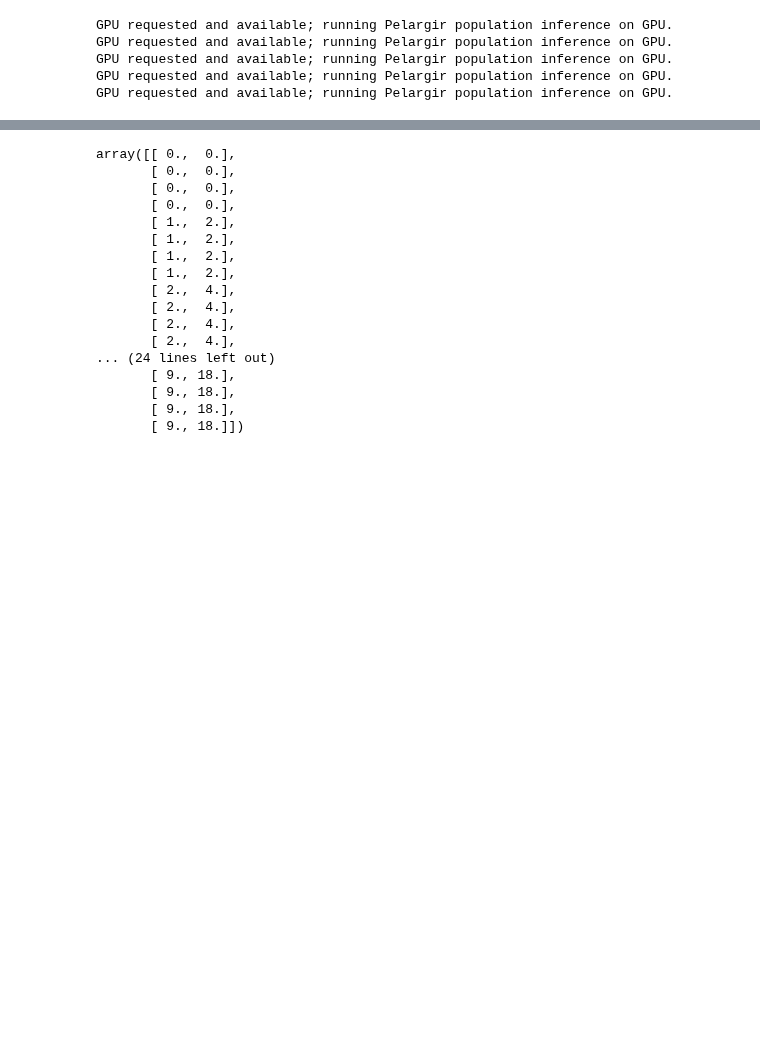
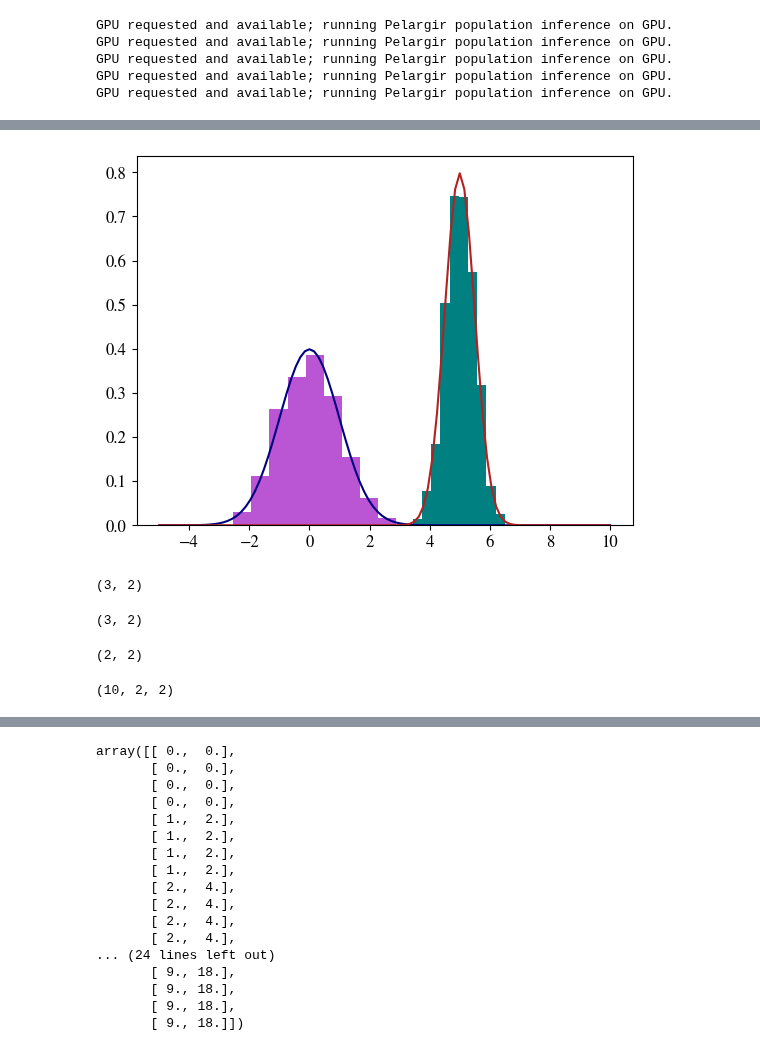
Before and after one commit to criswellalexander/pelargir-gb, a Jupyter notebook: prototype-notebooks/pelargir-v32-test-resGB-newgal-postfix.ipynb, the cells around one changed output, grey strips where cells are left out. Saved outputs shown, nothing was run; the diff lists cells and outputs as text; code cells hidden in the pictures; blank space fills up the shorter version.

```diff
--- a/prototype-notebooks/pelargir-v32-test-resGB-newgal-postfix.ipynb
+++ b/prototype-notebooks/pelargir-v32-test-resGB-newgal-postfix.ipynb
@@ -69,0 +117,20 @@ test_rng = xp.random.default_rng(170817)
+# %%
+plt.figure()
+draws = a.rvs(1000).get()
+plt.hist(draws[:,0],density=True)
+plt.hist(draws[:,1],density=True)
+vals = np.exp(a.logpdf(xs.reshape(-1,1)).get())
+plt.plot(xs.get(),vals[:,0])
+plt.plot(xs.get(),vals[:,1])
+plt.show()
+# %% [output]
+[figure, added]
+# %%
+z = xp.array([[1,2,3],[4,5,6]]).T
+z.shape
+# %% [output]
+(3, 2)
+# %%
+a.logpdf(z).shape
+# %% [output]
+(3, 2)
@@ -69,0 +139,8 @@ test_rng = xp.random.default_rng(170817)
+# %%
+b.shape
+# %% [output]
+(2, 2)
+# %%
+b.rvs(10).shape
+# %% [output]
+(10, 2, 2)
```
Also changed, not shown: parts of 17 cells of this notebook, 3 other files.
